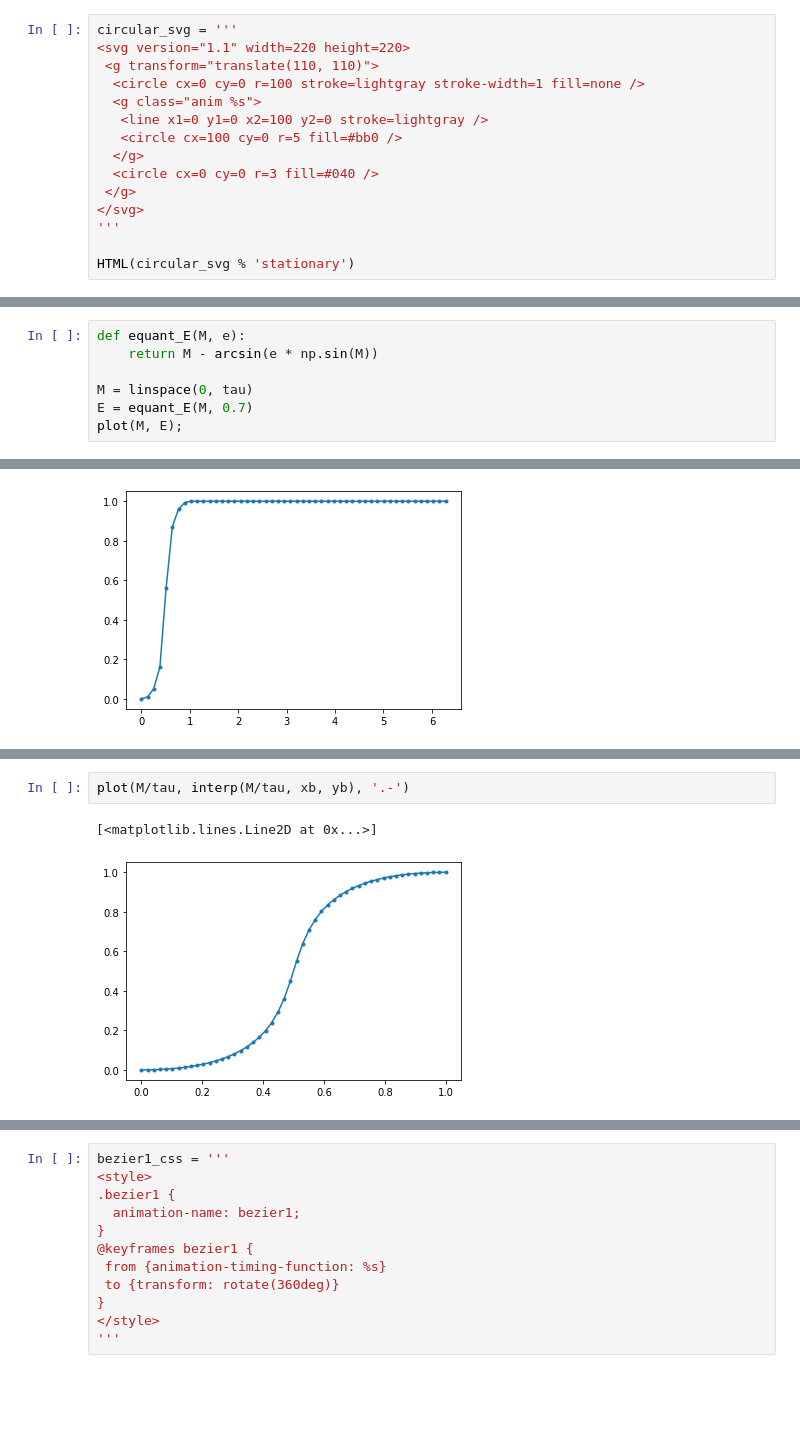
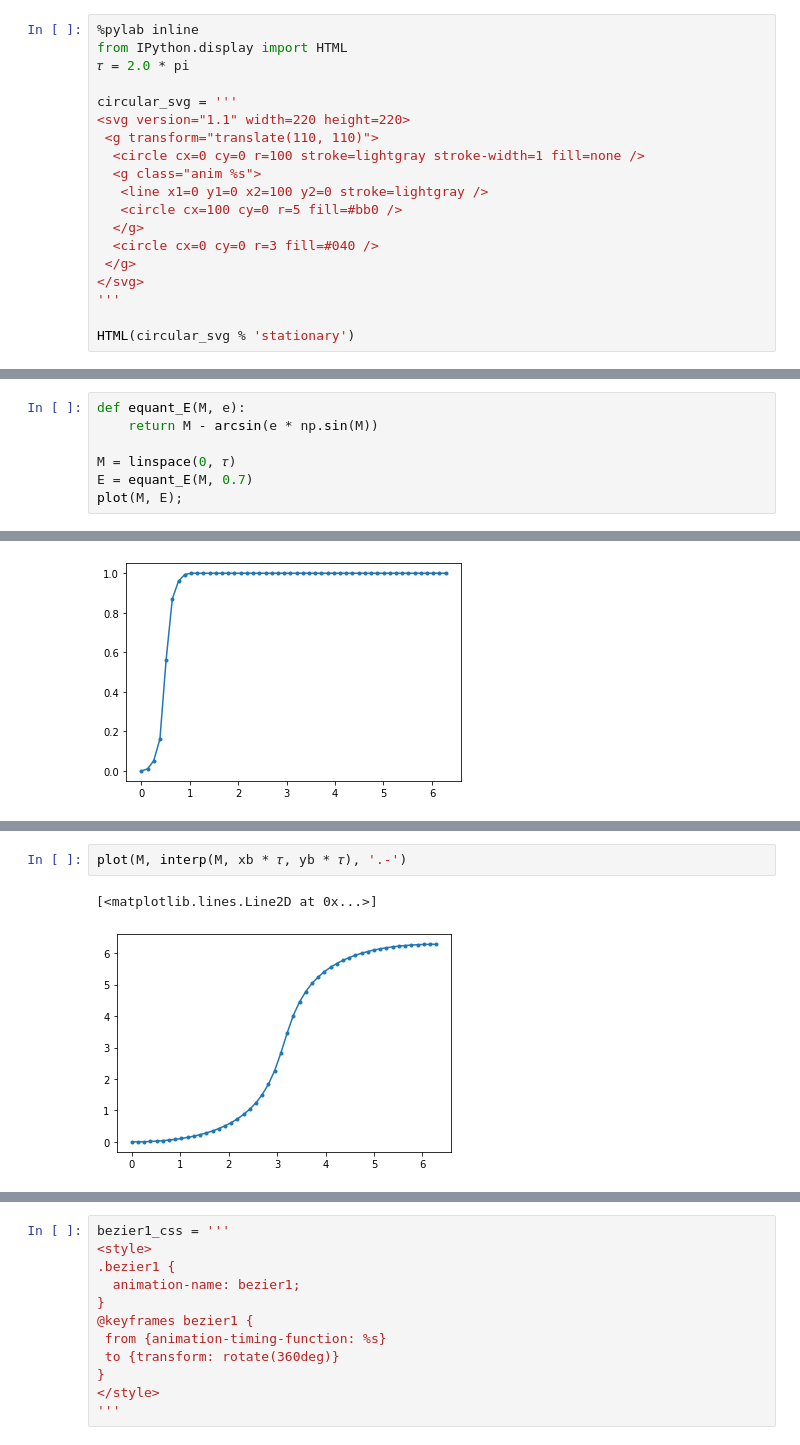
Before and after one commit to skyfielders/astronomy-notebooks, a Jupyter notebook: Medieval/animating-the-equant.ipynb, the cells around one changed output, grey strips where cells are left out. Cells and saved outputs as stored; diff of their text form; blank space fills up the shorter version.

```diff
--- a/Medieval/animating-the-equant.ipynb
+++ b/Medieval/animating-the-equant.ipynb
@@ -7,4 +39,8 @@ Populating the interactive namespace from numpy and matplotlib
 # %%
+%pylab inline
+from IPython.display import HTML
+𝜏 = 2.0 * pi
+
 circular_svg = '''
 <svg version="1.1" width=220 height=220>
  <g transform="translate(110, 110)">
@@ -71,7 +187,7 @@ HTML(equant_svg % ('uniform', 70, 170))
 def equant_E(M, e):
     return M - arcsin(e * np.sin(M))
 
-M = linspace(0, tau)
+M = linspace(0, 𝜏)
 E = equant_E(M, 0.7)
 plot(M, E);
 # %% [output]
@@ -98,5 +289,5 @@ plot(M, interp(M, xb, yb), '.-')
 # %%
-plot(M/tau, interp(M/tau, xb, yb), '.-')
+plot(M, interp(M, xb * 𝜏, yb * 𝜏), '.-')
 # %% [output]
 [<matplotlib.lines.Line2D at 0x...>]
-[figure, old version]
+[figure, new version]
```
Also changed, not shown: parts of 30 cells of this notebook.
